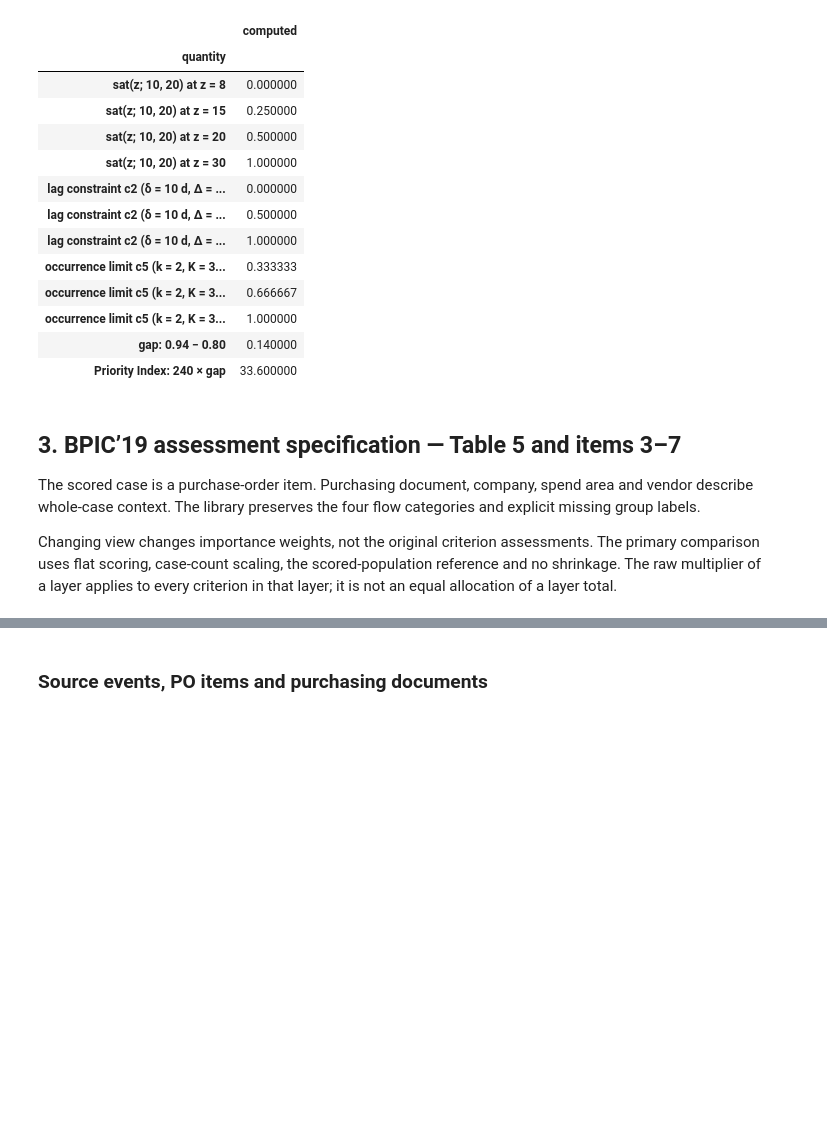
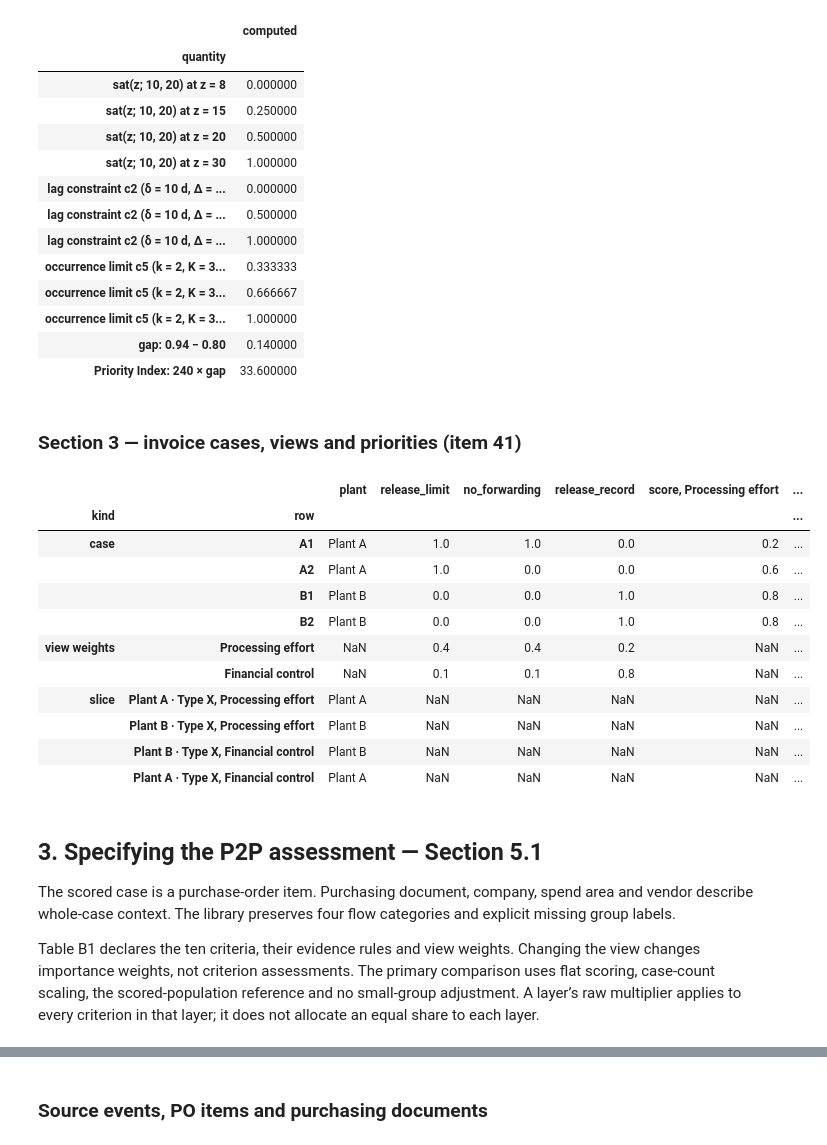
Before and after one commit to feelfine1977/wise-pm-library, a Jupyter notebook: notebooks/WISE_Evaluation.ipynb, the cells around one changed output, grey strips where cells are left out. Saved outputs shown, nothing was run; the diff lists cells and outputs as text; code cells hidden in the pictures; blank space fills up the shorter version.

Commit message:
Bring the notebooks in line with the library, version 1.0.1

```diff
--- a/notebooks/WISE_Evaluation.ipynb
+++ b/notebooks/WISE_Evaluation.ipynb
@@ -146,10 +198,27 @@ show_result(paper.item_02_worked_arithmetic)
 | occurrence limit c5 (k = 2, K = 3... | 1.000000 |
 | gap: 0.94 − 0.80 | 0.140000 |
 | Priority Index: 240 × gap | 33.600000 |
+# %% [markdown]
+### Section 3 — invoice cases, views and priorities (item 41)
+# %%
+show_result(paper.item_41_illustration)
+# %% [output]
+|  |  | plant | release_limit | no_forwarding | release_record | score, Processing effort | ... |
+| kind | row |  |  |  |  |  | ... |
+| case | A1 | Plant A | 1.0 | 1.0 | 0.0 | 0.2 | ... |
+|  | A2 | Plant A | 1.0 | 0.0 | 0.0 | 0.6 | ... |
+|  | B1 | Plant B | 0.0 | 0.0 | 1.0 | 0.8 | ... |
+|  | B2 | Plant B | 0.0 | 0.0 | 1.0 | 0.8 | ... |
+| view weights | Processing effort | NaN | 0.4 | 0.4 | 0.2 | NaN | ... |
+|  | Financial control | NaN | 0.1 | 0.1 | 0.8 | NaN | ... |
+| slice | Plant A · Type X, Processing effort | Plant A | NaN | NaN | NaN | NaN | ... |
+|  | Plant B · Type X, Processing effort | Plant B | NaN | NaN | NaN | NaN | ... |
+|  | Plant B · Type X, Financial control | Plant B | NaN | NaN | NaN | NaN | ... |
+|  | Plant A · Type X, Financial control | Plant A | NaN | NaN | NaN | NaN | ... |
 # %% [markdown]
-## 3. BPIC’19 assessment specification — Table 5 and items 3–7
+## 3. Specifying the P2P assessment — Section 5.1
 
-The scored case is a purchase-order item. Purchasing document, company, spend area and vendor describe whole-case context. The library preserves the four flow categories and explicit missing group labels.
+The scored case is a purchase-order item. Purchasing document, company, spend area and vendor describe whole-case context. The library preserves four flow categories and explicit missing group labels.
 
-Changing view changes importance weights, not the original criterion assessments. The primary comparison uses flat scoring, case-count scaling, the scored-population reference and no shrinkage. The raw multiplier of a layer applies to every criterion in that layer; it is not an equal allocation of a layer total.
+Table B1 declares the ten criteria, their evidence rules and view weights. Changing the view changes importance weights, not criterion assessments. The primary comparison uses flat scoring, case-count scaling, the scored-population reference and no small-group adjustment. A layer’s raw multiplier applies to every criterion in that layer; it does not allocate an equal share to each layer.
 # %%
```
Also changed, not shown: parts of 72 cells of this notebook, 20 other files.
